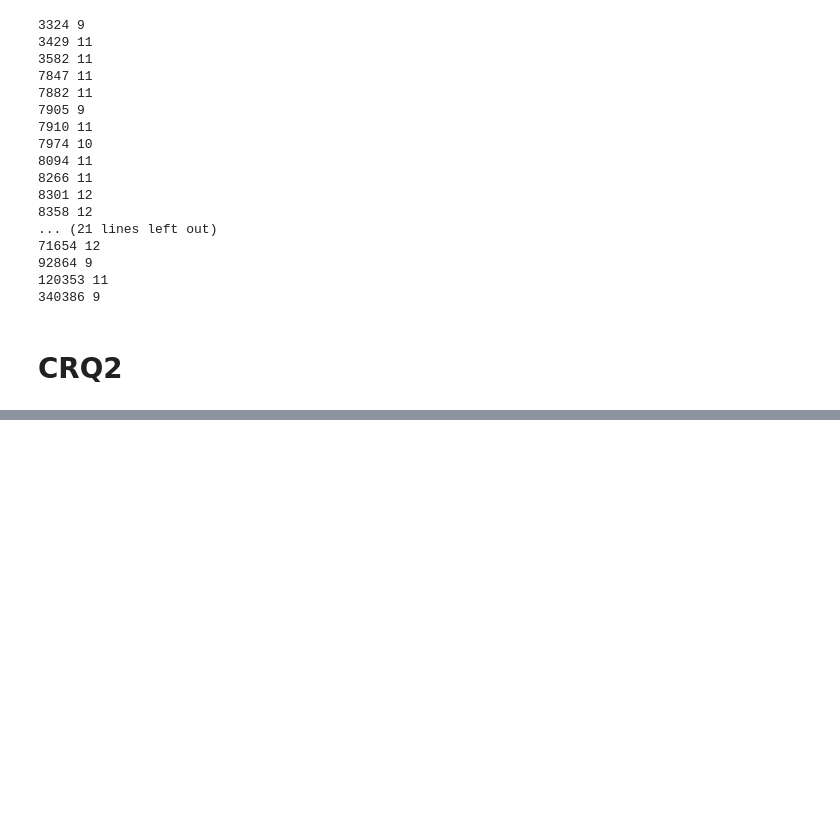
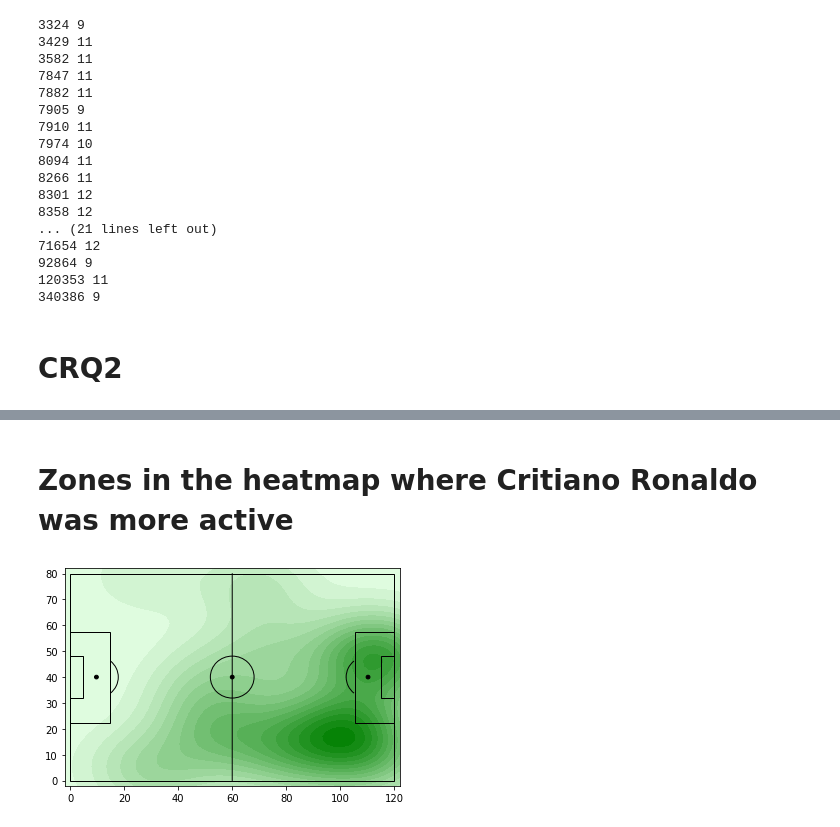
Before and after one commit to santiagoparaella/ADM-HW2, a Jupyter notebook: main.ipynb, the cells around one changed output, grey strips where cells are left out. Drawn from its saved outputs; the diff is of its cells as text; code cells hidden in the pictures; blank space fills up the shorter version.

```diff
--- a/main.ipynb
+++ b/main.ipynb
@@ -1278,0 +1906,7 @@ for w in eventPlayerGoalDict.keys():#print the first ten sorted elements
+# %%
+#rescaling the x and y coordinates
+x_y_pos_end = []
+for i,j in df_events_ronaldo["end_position"].items():
+    x_y_pos_end.append({'index': i, 'end_pos': [j['x']*1.2,j['y']*0.8]})
+# %%
+end_pos = pd.DataFrame(x_y_pos_end)
@@ -1278,0 +1933,6 @@ for w in eventPlayerGoalDict.keys():#print the first ten sorted elements
+# %%
+#setting the index
+end_pos = end_pos.set_index('index')
+# %%
+#merge teams and filtered dataframes on index
+df_events_ronaldo = df_events_ronaldo.merge(end_pos, left_index=True, right_index=True)
@@ -1278,0 +1987,24 @@ for w in eventPlayerGoalDict.keys():#print the first ten sorted elements
+# %% [markdown]
+<h1> Zones in the heatmap where Critiano Ronaldo was more active </h1>
+# %%
+# fig=plt.figure() #set up the figures
+# fig.set_size_inches(7, 5)
+# ax=fig.add_subplot(1,1,1)
+
+fig, ax = plt.subplots()
+
+x_coord = [i[0] for i in df_events_ronaldo["start_pos"]]
+y_coord = [i[1] for i in df_events_ronaldo["start_pos"]]
+
+#shades: give us the heat map we desire
+# n_levels: draw more lines, the larger n, the more blurry it looks
+sns.kdeplot(x_coord, y_coord, shade = "True", color = "green", n_levels = 16)
+
+draw_pitch(ax) #overlay our different objects on the pitch
+
+plt.ylim(-2, 82)
+plt.xlim(-2, 122)
+plt.axis('on')
+plt.show()
+# %% [output]
+[figure, added]
```
Also changed, not shown: parts of 157 cells of this notebook.
